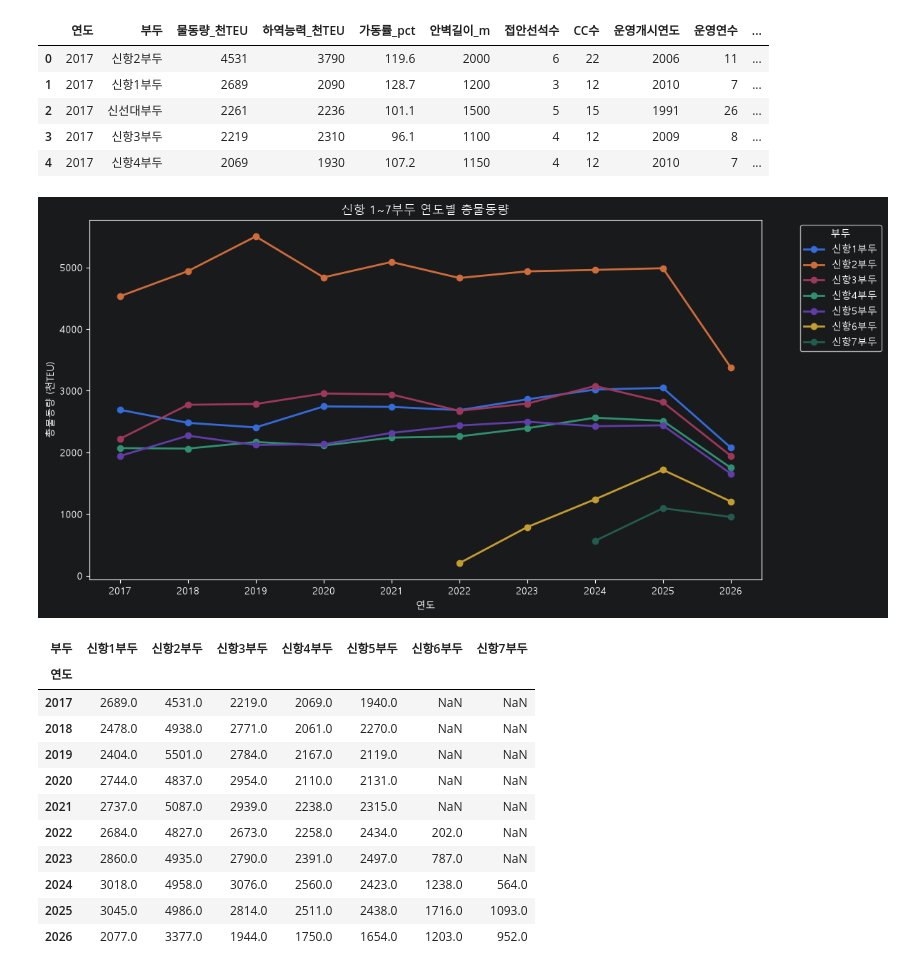
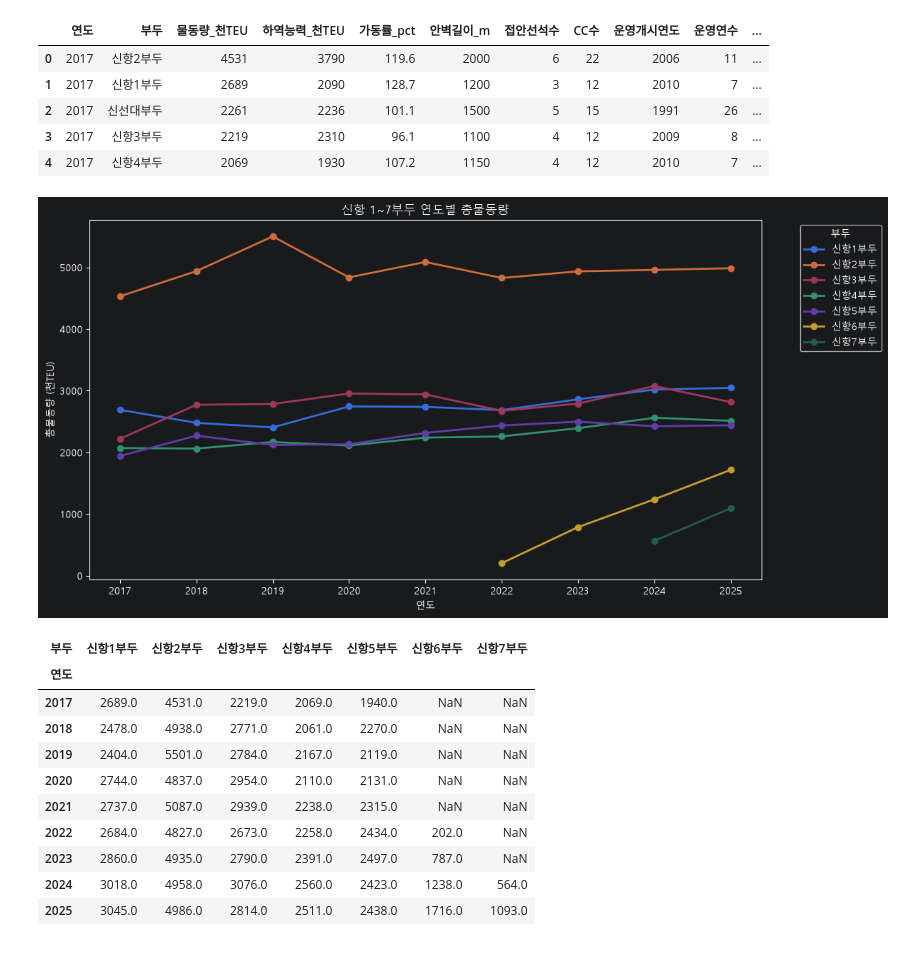
Before and after one commit to BUSAN-IS-SMART/Final_Project, a Jupyter notebook: EDA/EDA_sk.ipynb, the cells around one changed output. Drawn from its saved outputs; the diff is of its cells as text; code cells hidden in the pictures.

```diff
--- a/EDA/EDA_sk.ipynb
+++ b/EDA/EDA_sk.ipynb
@@ -68,35 +70,37 @@ pivot_df = pivot_df.reindex(columns=target_ports)
 plt.rcParams['font.family'] = 'Malgun Gothic'
 plt.rcParams['axes.unicode_minus'] = False
 
+
 # 7. 라인그래프 생성
+pivot_df = pivot_df[pivot_df.index != 2026]
 pivot_df.plot(
     kind='line',
     marker='o',
     figsize=(12, 6),
     linewidth=2
 )
 
 # 8. 그래프 설정
 plt.title('신항 1~7부두 연도별 총물동량')
 plt.xlabel('연도')
 plt.ylabel('총물동량 (천TEU)')
 
 # 모든 연도 표시
 plt.xticks(ticks=pivot_df.index, rotation=0)
 
 plt.legend(
     title='부두',
     bbox_to_anchor=(1.05, 1),
     loc='upper left'
 )
 
 plt.tight_layout()
 plt.show()
 
 # 9. 데이터 표 출력
 display(pivot_df)
 # %% [output]
-[figure, old version]
+[figure, new version]
 | 부두 | 신항1부두 | 신항2부두 | 신항3부두 | 신항4부두 | 신항5부두 | 신항6부두 | 신항7부두 |
 | 연도 |  |  |  |  |  |  |  |
 | 2017 | 2689.0 | 4531.0 | 2219.0 | 2069.0 | 1940.0 | NaN | NaN |
@@ -108,4 +112,3 @@ display(pivot_df)
 | 2023 | 2860.0 | 4935.0 | 2790.0 | 2391.0 | 2497.0 | 787.0 | NaN |
 | 2024 | 3018.0 | 4958.0 | 3076.0 | 2560.0 | 2423.0 | 1238.0 | 564.0 |
 | 2025 | 3045.0 | 4986.0 | 2814.0 | 2511.0 | 2438.0 | 1716.0 | 1093.0 |
-| 2026 | 2077.0 | 3377.0 | 1944.0 | 1750.0 | 1654.0 | 1203.0 | 952.0 |
```
Also changed, not shown: parts of 3 cells of this notebook.
